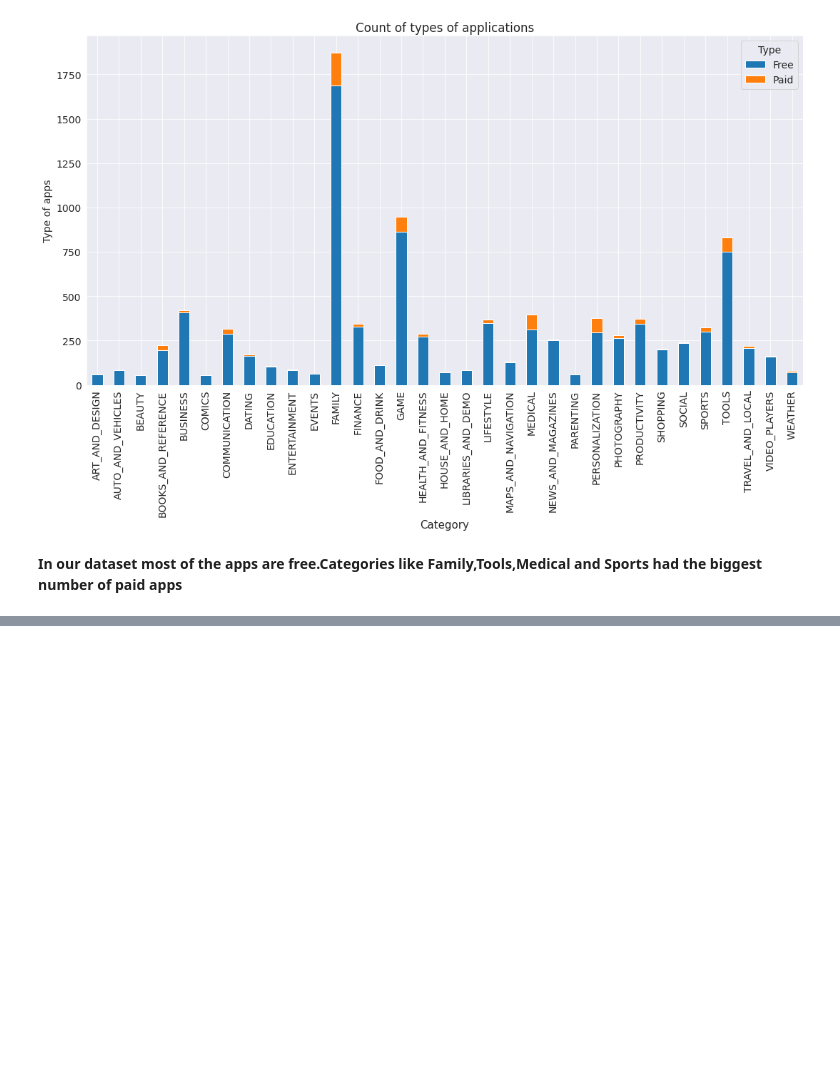
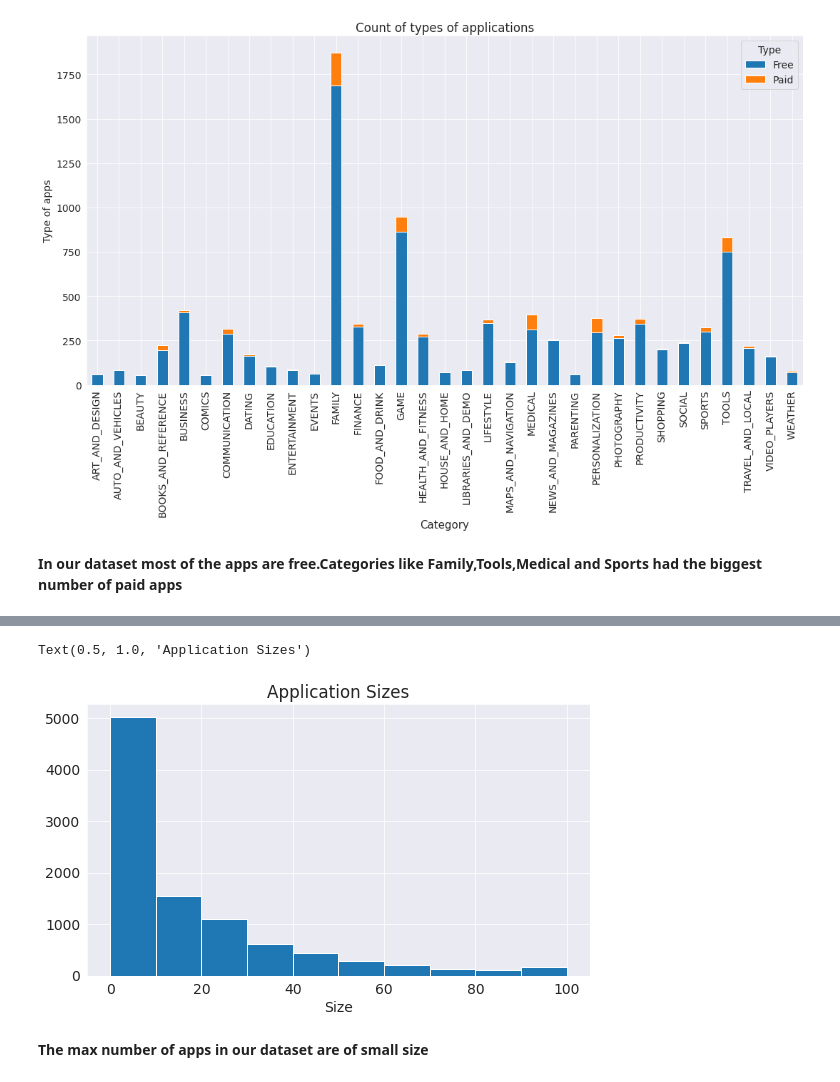
Before and after one commit to Harshalkotkar21/play_store_app_analysis, a Jupyter notebook: Play_Store_App_Review_Analysis_Capstone_Project.ipynb, the cells around one changed output, grey strips where cells are left out. Cells and saved outputs as stored; diff of their text form; code cells hidden in the pictures; blank space fills up the shorter version.

```diff
--- a/Play_Store_App_Review_Analysis_Capstone_Project.ipynb
+++ b/Play_Store_App_Review_Analysis_Capstone_Project.ipynb
@@ -290,0 +323,15 @@ and Sports had the biggest number of paid apps**
+# %%
+# Histogram of apps sizes
+
+
+# Removing null values from 'Size'
+ps_data.loc[ps_data['Size'].isnull(),'Size']=0
+# %%
+plt.hist(ps_data['Size'])
+plt.xlabel('Size')
+plt.title('Application Sizes')
+# %% [output]
+Text(0.5, 1.0, 'Application Sizes')
+[figure, added]
+# %% [markdown]
+**The max number of apps in our dataset are of small size**
```
Also changed, not shown: parts of 12 cells of this notebook.
